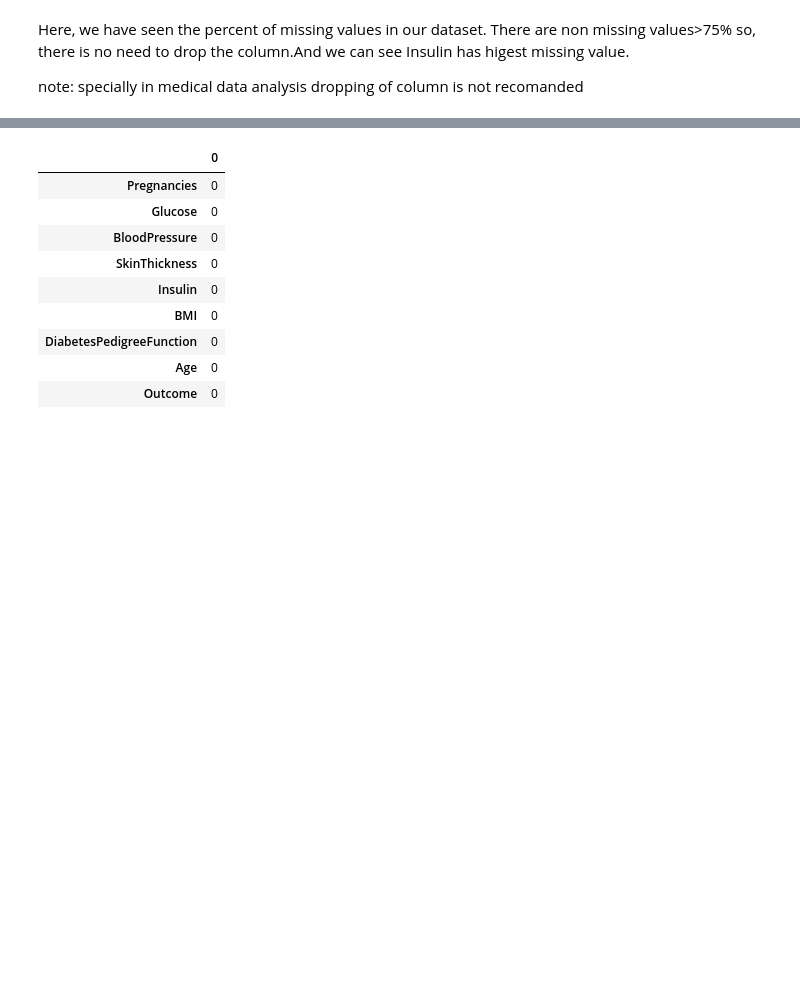
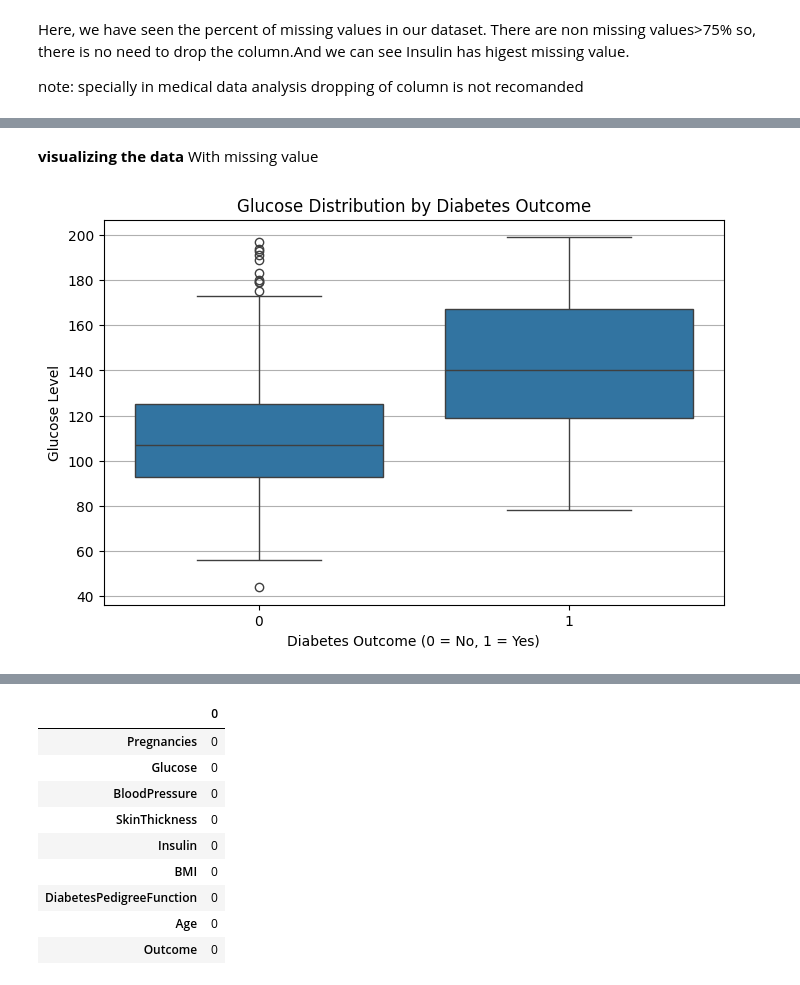
Before and after one commit to Kiran-Pokhrel-91/Data-Analyst-Projects, a Jupyter notebook: diabetes_analysis.ipynb, the cells around one changed output, grey strips where cells are left out. Drawn from its saved outputs; the diff is of its cells as text; code cells hidden in the pictures; blank space fills up the shorter version.

```diff
--- a/diabetes_analysis.ipynb
+++ b/diabetes_analysis.ipynb
@@ -127,0 +152,12 @@ stat_df
+# %% [markdown]
+ **visualizing the data** With missing value
+# %%
+plt.figure(figsize=(8, 5))
+sns.boxplot(x='Outcome', y='Glucose', data=diabetes_dataset)
+plt.title('Glucose Distribution by Diabetes Outcome')
+plt.xlabel('Diabetes Outcome (0 = No, 1 = Yes)')
+plt.ylabel('Glucose Level')
+plt.grid(True, axis='y')
+plt.show()
+# %% [output]
+[figure, added]
```
Also changed, not shown: parts of 28 cells of this notebook.
